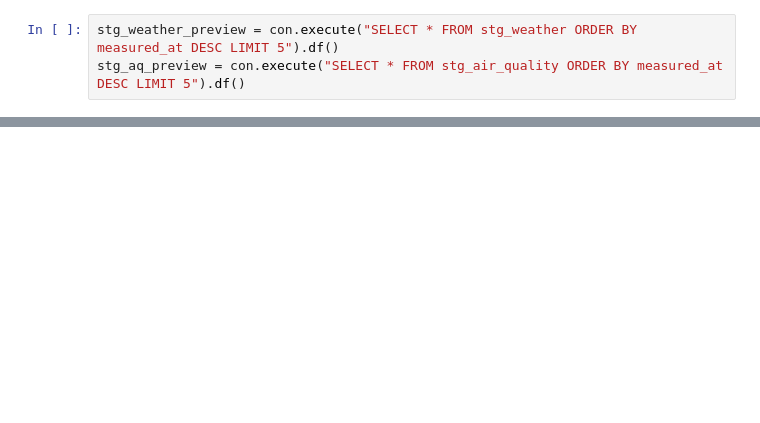
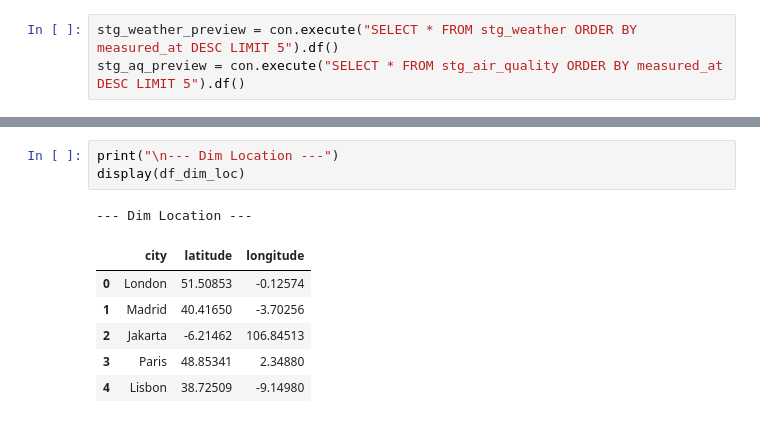
Before and after one commit to vasif-asadov1/weather_analysis_turkiye, a Jupyter notebook: eda/01_data_preview.ipynb, the cells around one changed output, grey strips where cells are left out. Drawn from its saved outputs; the diff is of its cells as text; blank space fills up the shorter version.

```diff
--- a/eda/01_data_preview.ipynb
+++ b/eda/01_data_preview.ipynb
@@ -67,0 +96,11 @@ display(stg_aq_preview)
+# %%
+print("\n--- Dim Location ---")
+display(df_dim_loc)
+# %% [output]
+--- Dim Location ---
+|  | city | latitude | longitude |
+| 0 | London | 51.50853 | -0.12574 |
+| 1 | Madrid | 40.41650 | -3.70256 |
+| 2 | Jakarta | -6.21462 | 106.84513 |
+| 3 | Paris | 48.85341 | 2.34880 |
+| 4 | Lisbon | 38.72509 | -9.14980 |
```
Also changed, not shown: parts of 18 cells of this notebook, 4 other files.
